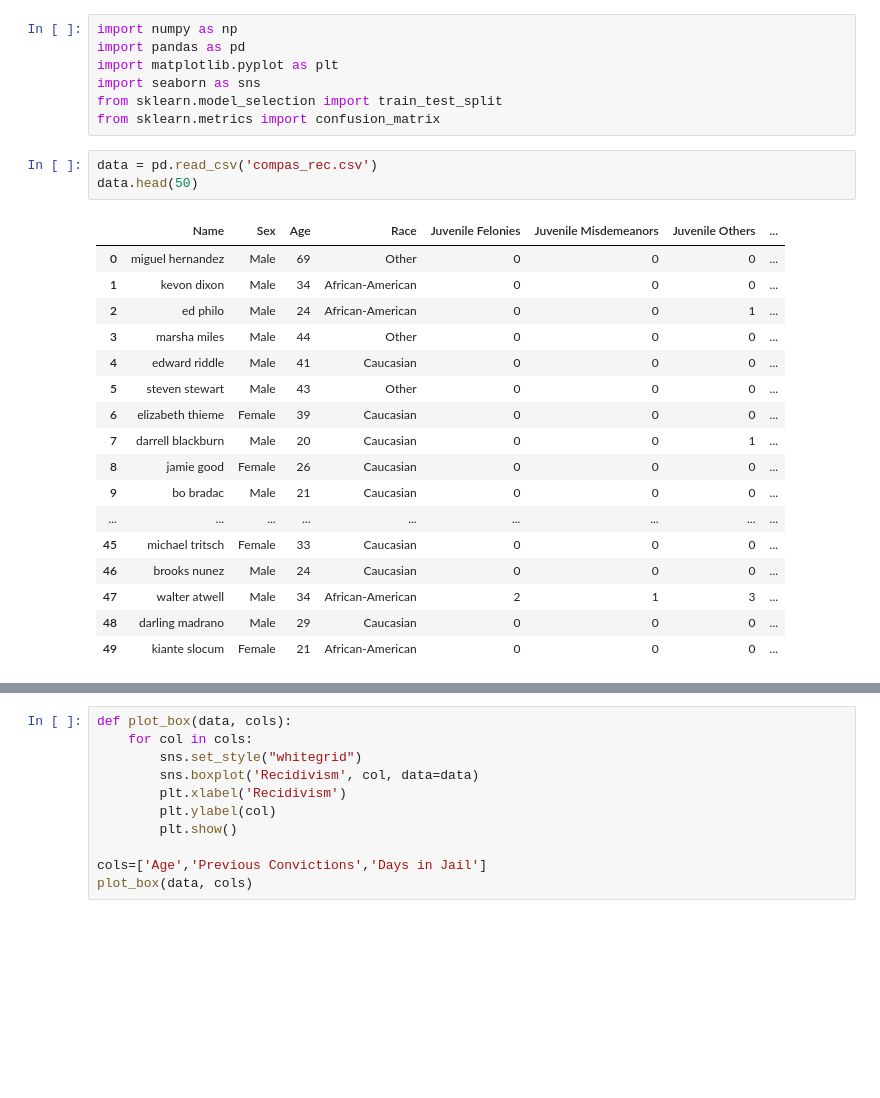
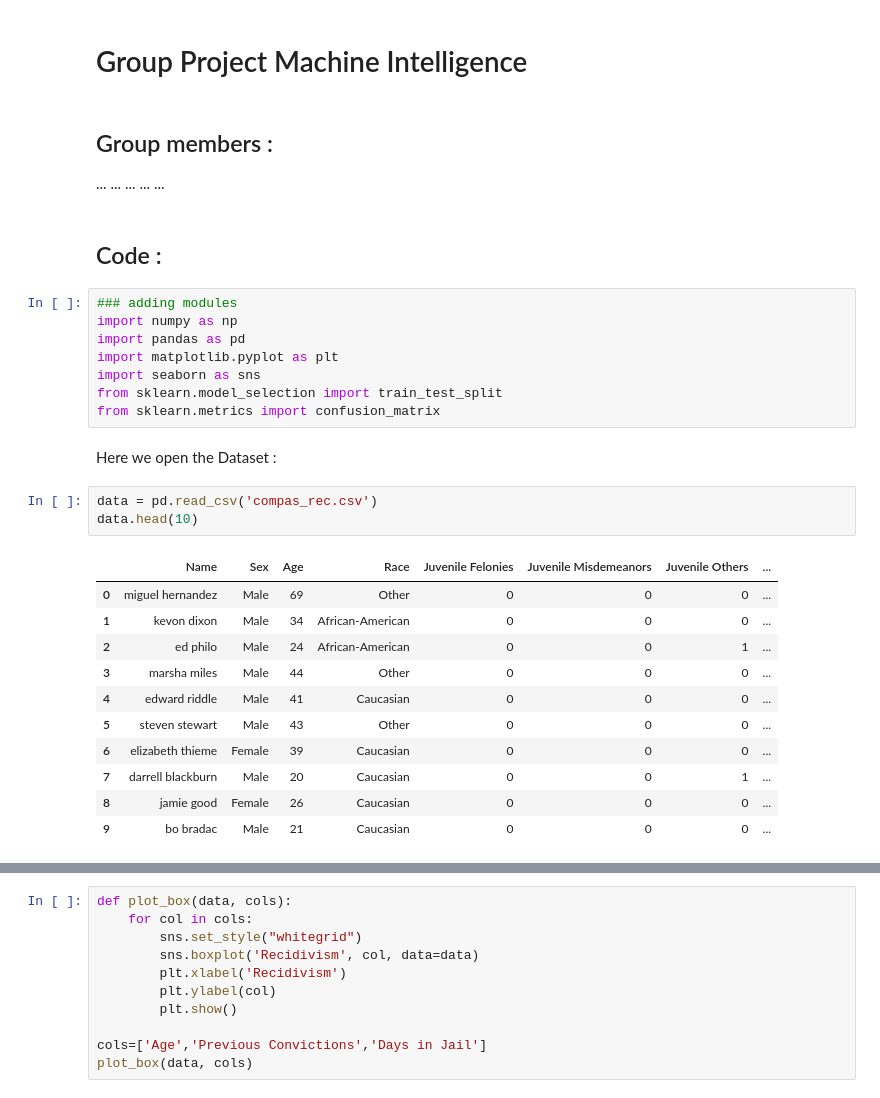
Before and after one commit to OSMaxwell/MIUG_Project, a Jupyter notebook: Untitled.ipynb, the cells around one changed output, grey strips where cells are left out. Cells and saved outputs as stored; diff of their text form; blank space fills up the shorter version.

```diff
--- a/Untitled.ipynb
+++ b/Untitled.ipynb
@@ -1,28 +1,36 @@
+# %% [markdown]
+#  Group Project Machine Intelligence
+# %% [markdown]
+## Group members :
+...
+...
+...
+...
+...
+# %% [markdown]
+## Code :
 # %%
+### adding modules
 import numpy as np
 import pandas as pd
 import matplotlib.pyplot as plt
 import seaborn as sns
 from sklearn.model_selection import train_test_split
 from sklearn.metrics import confusion_matrix
+# %% [markdown]
+Here we open the Dataset :
 # %%
 data = pd.read_csv('compas_rec.csv')
-data.head(50)
+data.head(10)
 # %% [output]
 |  | Name | Sex | Age | Race | Juvenile Felonies | Juvenile Misdemeanors | Juvenile Others | ... |
 | 0 | miguel hernandez | Male | 69 | Other | 0 | 0 | 0 | ... |
 | 1 | kevon dixon | Male | 34 | African-American | 0 | 0 | 0 | ... |
 | 2 | ed philo | Male | 24 | African-American | 0 | 0 | 1 | ... |
 | 3 | marsha miles | Male | 44 | Other | 0 | 0 | 0 | ... |
 | 4 | edward riddle | Male | 41 | Caucasian | 0 | 0 | 0 | ... |
 | 5 | steven stewart | Male | 43 | Other | 0 | 0 | 0 | ... |
 | 6 | elizabeth thieme | Female | 39 | Caucasian | 0 | 0 | 0 | ... |
 | 7 | darrell blackburn | Male | 20 | Caucasian | 0 | 0 | 1 | ... |
 | 8 | jamie good | Female | 26 | Caucasian | 0 | 0 | 0 | ... |
 | 9 | bo bradac | Male | 21 | Caucasian | 0 | 0 | 0 | ... |
-| ... | ... | ... | ... | ... | ... | ... | ... | ... |
-| 45 | michael tritsch | Female | 33 | Caucasian | 0 | 0 | 0 | ... |
-| 46 | brooks nunez | Male | 24 | Caucasian | 0 | 0 | 0 | ... |
-| 47 | walter atwell | Male | 34 | African-American | 2 | 1 | 3 | ... |
-| 48 | darling madrano | Male | 29 | Caucasian | 0 | 0 | 0 | ... |
-| 49 | kiante slocum | Female | 21 | African-American | 0 | 0 | 0 | ... |
```
Also changed, not shown: parts of 5 cells of this notebook.
